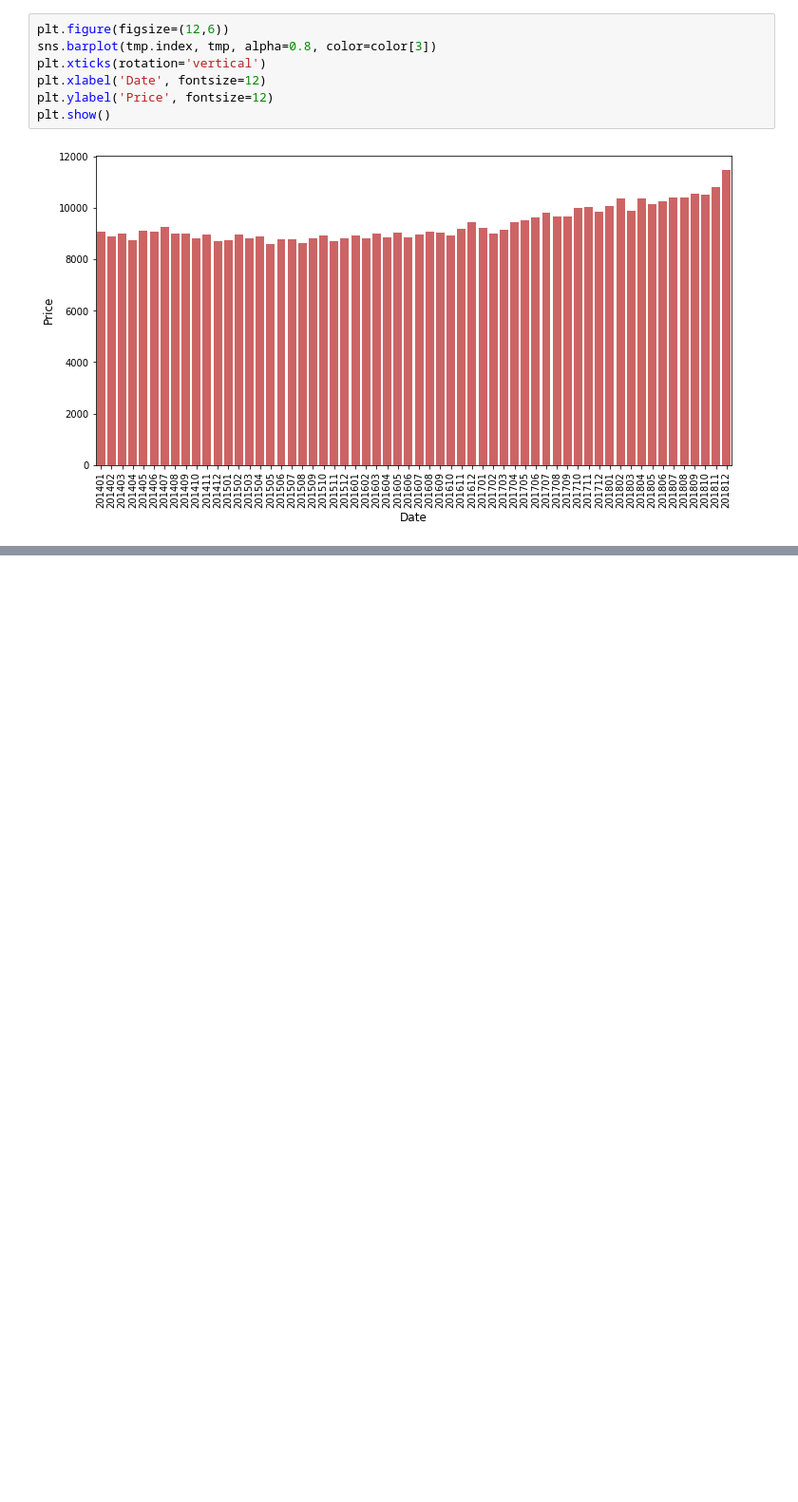
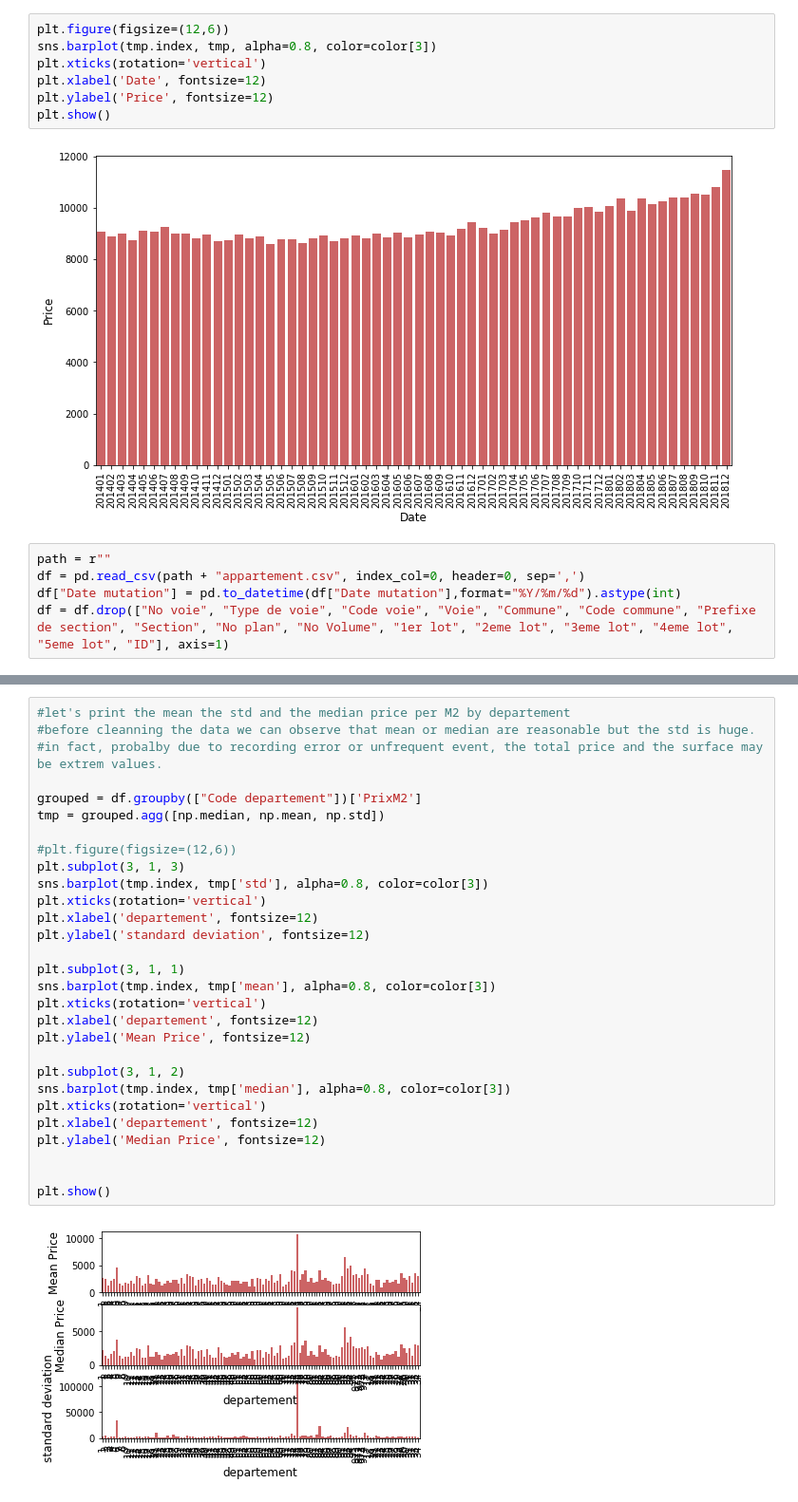
Before and after one commit to duwenzhen/DVF, a Jupyter notebook: DVF.ipynb, the cells around one changed output, grey strips where cells are left out. Shown at 95% size. Drawn from its saved outputs; the diff is of its cells as text; blank space fills up the shorter version.

```diff
--- a/DVF.ipynb
+++ b/DVF.ipynb
@@ -255,3 +256,8 @@ plt.ylabel('Price', fontsize=12)
 plt.show()
 # %% [output]
 [figure]
+# %%
+path = r""
+df = pd.read_csv(path + "appartement.csv", index_col=0, header=0, sep=',')
+df["Date mutation"] = pd.to_datetime(df["Date mutation"],format="%Y/%m/%d").astype(int)
+df = df.drop(["No voie", "Type de voie", "Code voie", "Voie", "Commune", "Code commune", "Prefixe de section", "Section", "No plan", "No Volume", "1er lot", "2eme lot", "3eme lot", "4eme lot", "5eme lot", "ID"], axis=1)
@@ -257,0 +286,31 @@ plt.show()
+# %%
+#let's print the mean the std and the median price per M2 by departement
+#before cleanning the data we can observe that mean or median are reasonable but the std is huge.
+#in fact, probalby due to recording error or unfrequent event, the total price and the surface may be extrem values.
+
+grouped = df.groupby(["Code departement"])['PrixM2']
+tmp = grouped.agg([np.median, np.mean, np.std])
+
+#plt.figure(figsize=(12,6))
+plt.subplot(3, 1, 3)
+sns.barplot(tmp.index, tmp['std'], alpha=0.8, color=color[3])
+plt.xticks(rotation='vertical')
+plt.xlabel('departement', fontsize=12)
+plt.ylabel('standard deviation', fontsize=12)
+
+plt.subplot(3, 1, 1)
+sns.barplot(tmp.index, tmp['mean'], alpha=0.8, color=color[3])
+plt.xticks(rotation='vertical')
+plt.xlabel('departement', fontsize=12)
+plt.ylabel('Mean Price', fontsize=12)
+
+plt.subplot(3, 1, 2)
+sns.barplot(tmp.index, tmp['median'], alpha=0.8, color=color[3])
+plt.xticks(rotation='vertical')
+plt.xlabel('departement', fontsize=12)
+plt.ylabel('Median Price', fontsize=12)
+
+
+plt.show()
+# %% [output]
+[figure, added]
```
Also changed, not shown: parts of 3 cells of this notebook, 1 other file.
